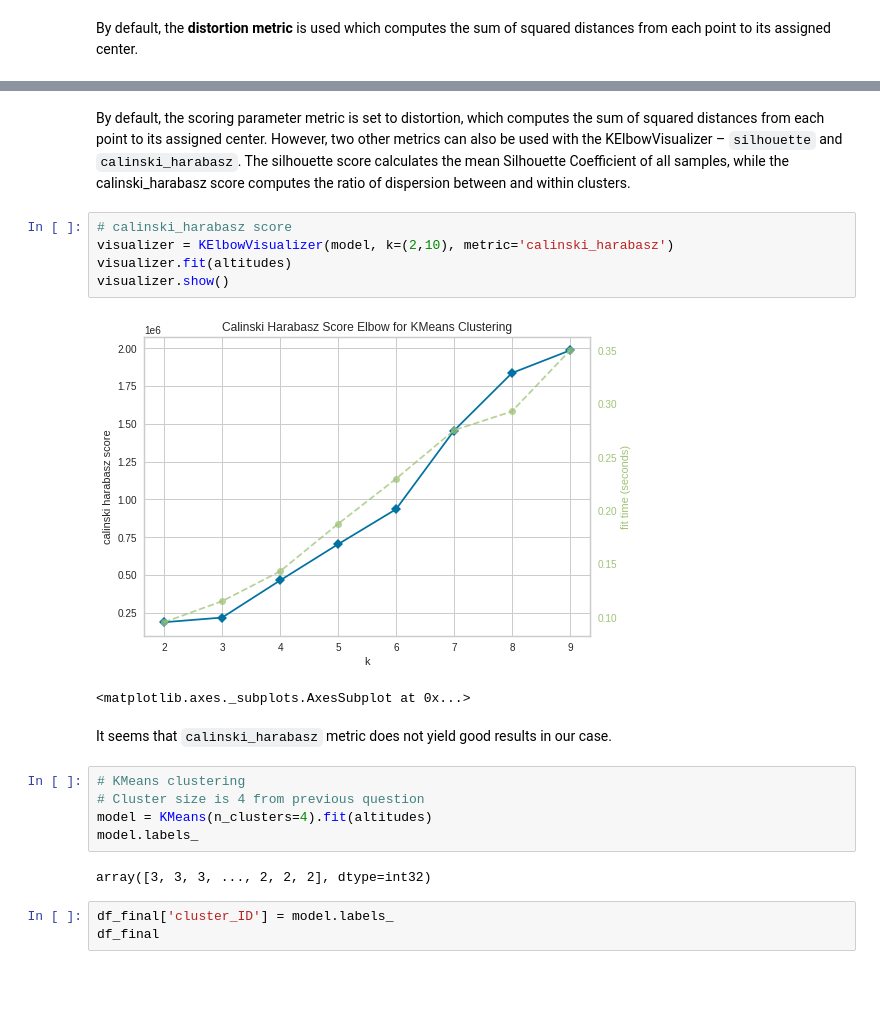
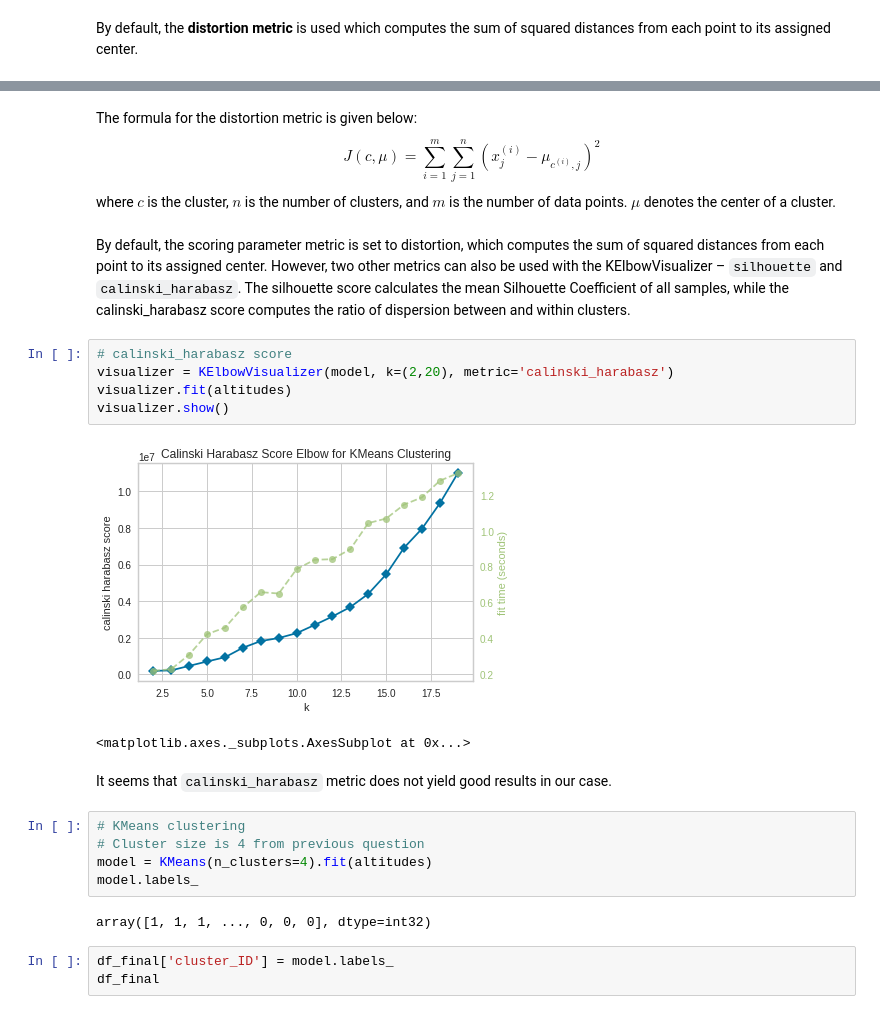
Before and after one commit to FurkanKarakas/dslab-homework-2, a Jupyter notebook: notebooks/DSLab_homework-2.ipynb, the cells around one changed output, grey strips where cells are left out. Drawn from its saved outputs; the diff is of its cells as text; blank space fills up the shorter version.

```diff
--- a/notebooks/DSLab_homework-2.ipynb
+++ b/notebooks/DSLab_homework-2.ipynb
@@ -321,13 +321,17 @@ visualizer.show()
 <matplotlib.axes._subplots.AxesSubplot at 0x...>
+# %% [markdown]
+The formula for the distortion metric is given below:
+$$J(c,\mu) =\sum^m_{i=1}\sum^n_{j=1} (x^{(i)}_j - \mu_{c^{(i)},j})^2$$
+where $c$ is the cluster, $n$ is the number of clusters, and $m$ is the number of data points. $\mu$ denotes the center of a cluster.
 # %% [markdown]
 By default, the scoring parameter metric is set to distortion, which computes the sum of squared distances from each point to its assigned center. However, two other metrics can also be used with the KElbowVisualizer – `silhouette` and `calinski_harabasz`. The silhouette score calculates the mean Silhouette Coefficient of all samples, while the calinski_harabasz score computes the ratio of dispersion between and within clusters.
 # %%
 # calinski_harabasz score
-visualizer = KElbowVisualizer(model, k=(2,10), metric='calinski_harabasz')
+visualizer = KElbowVisualizer(model, k=(2,20), metric='calinski_harabasz')
 visualizer.fit(altitudes)
 visualizer.show()
 # %% [output]
-[figure, old version]
+[figure, new version]
 <matplotlib.axes._subplots.AxesSubplot at 0x...>
 # %% [markdown]
 It seems that `calinski_harabasz` metric does not yield good results in our case.
@@ -337,7 +341,7 @@ It seems that `calinski_harabasz` metric does not yield good results in our case
 model = KMeans(n_clusters=4).fit(altitudes)
 model.labels_
 # %% [output]
-array([3, 3, 3, ..., 2, 2, 2], dtype=int32)
+array([1, 1, 1, ..., 0, 0, 0], dtype=int32)
 # %%
 df_final['cluster_ID'] = model.labels_
 df_final
```
Also changed, not shown: parts of 70 cells of this notebook.
